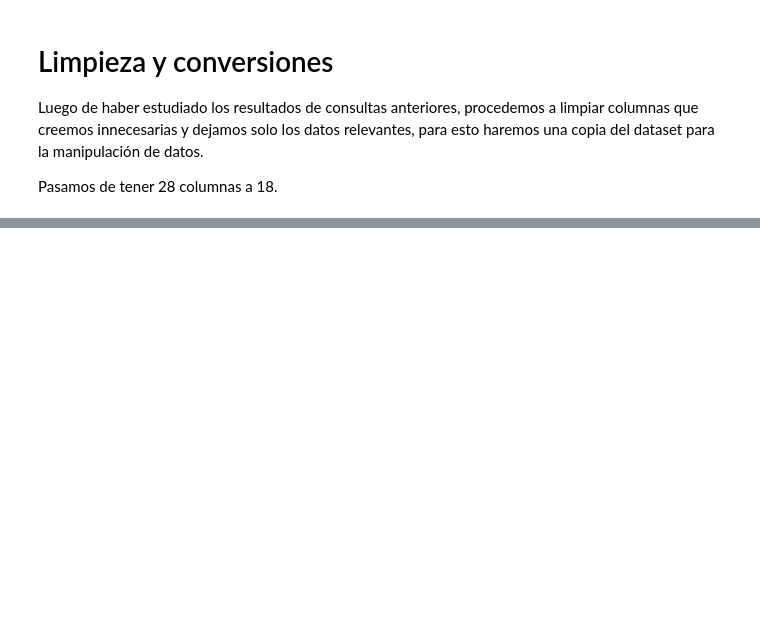
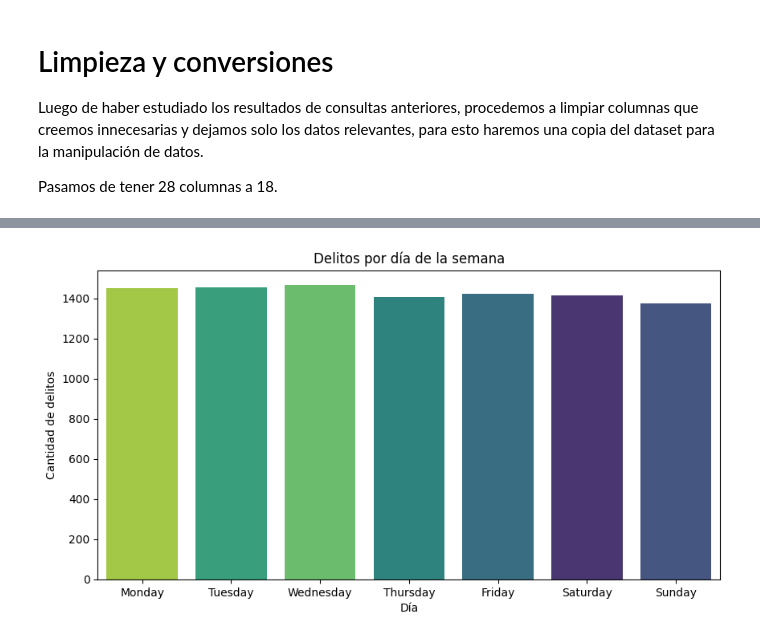
Before and after one commit to yub3r/CoderDataScience, a Jupyter notebook: ProyectoDS-Crime_Data_2020_24-Millan.ipynb, the cells around one changed output, grey strips where cells are left out. Saved outputs shown, nothing was run; the diff lists cells and outputs as text; code cells hidden in the pictures; blank space fills up the shorter version.

```diff
--- a/ProyectoDS-Crime_Data_2020_24-Millan.ipynb
+++ b/ProyectoDS-Crime_Data_2020_24-Millan.ipynb
@@ -175,0 +222,11 @@ df_crime[['DATE OCC','year','month','day','day_of_week','hour']].head()
+# %%
+# Delitos por día de la semana
+plt.figure(figsize=(10,5))
+order_days = ["Monday","Tuesday","Wednesday","Thursday","Friday","Saturday","Sunday"]
+sns.countplot(x="day_of_week", data=df_crime, order=order_days,  hue="day_of_week", palette="viridis", legend=False)
+plt.title("Delitos por día de la semana")
+plt.xlabel("Día")
+plt.ylabel("Cantidad de delitos")
+plt.show()
+# %% [output]
+[figure, added]
```
Also changed, not shown: parts of 21 cells of this notebook.
